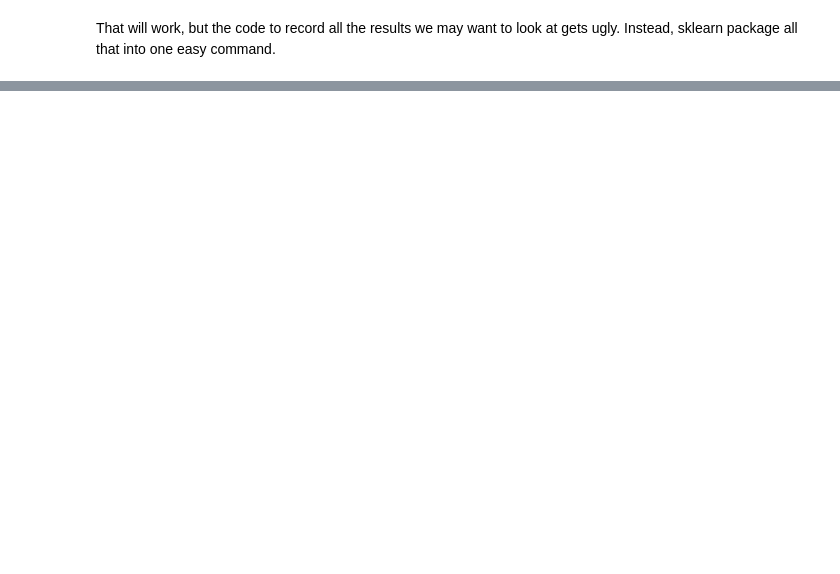
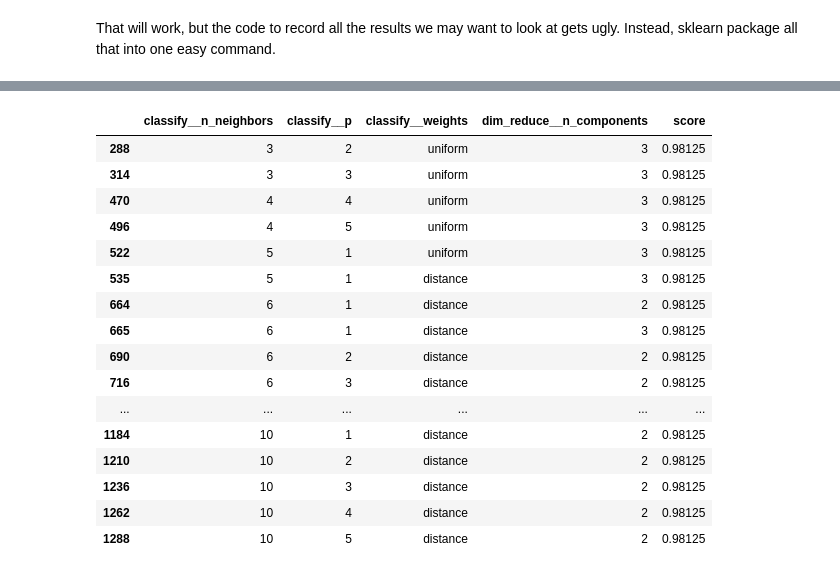
Before and after one commit to Tarleton-Math/data-science-20-21, a Jupyter notebook: data_science_20_21_notes_10_01.ipynb, the cells around one changed output, grey strips where cells are left out. Saved outputs shown, nothing was run; the diff lists cells and outputs as text; code cells hidden in the pictures; blank space fills up the shorter version.

```diff
--- a/data_science_20_21_notes_10_01.ipynb
+++ b/data_science_20_21_notes_10_01.ipynb
@@ -118,4 +117,15 @@ for opt in hyp_opts:
 That will work, but the code to record all the results we may want to look at gets ugly.  Instead, sklearn package all that into one easy command.
 # %%
 from sklearn.model_selection import GridSearchCV
+pipe = Pipeline([('scale', StandardScaler()),
+                 ('dim_reduce', PCA()),
+                 ('classify'  , KNeighborsClassifier())
+                 ])
+
+hyperparams = {
+               'dim_reduce__n_components' : np.arange(1, d+1),
+               'classify__n_neighbors' : np.arange(1, 11),
+               'classify__weights' : ['uniform', 'distance'],
+               'classify__p' : np.arange(1, 6)
+            }
 grid = GridSearchCV(pipe, hyperparams, cv=5, scoring='accuracy').fit(X_m, y_m)
@@ -121,0 +148,26 @@ grid = GridSearchCV(pipe, hyperparams, cv=5, scoring='accuracy').fit(X_m, y_m)
+# %%
+res = grid.cv_results_
+df = pd.DataFrame(res['params'])
+df['score'] = res['mean_test_score']
+df.head()
+M = df['score'].max()
+mask = df['score'] == M
+df[mask]
+# %% [output]
+|  | classify__n_neighbors | classify__p | classify__weights | dim_reduce__n_components | score |
+| 288 | 3 | 2 | uniform | 3 | 0.98125 |
+| 314 | 3 | 3 | uniform | 3 | 0.98125 |
+| 470 | 4 | 4 | uniform | 3 | 0.98125 |
+| 496 | 4 | 5 | uniform | 3 | 0.98125 |
+| 522 | 5 | 1 | uniform | 3 | 0.98125 |
+| 535 | 5 | 1 | distance | 3 | 0.98125 |
+| 664 | 6 | 1 | distance | 2 | 0.98125 |
+| 665 | 6 | 1 | distance | 3 | 0.98125 |
+| 690 | 6 | 2 | distance | 2 | 0.98125 |
+| 716 | 6 | 3 | distance | 2 | 0.98125 |
+| ... | ... | ... | ... | ... | ... |
+| 1184 | 10 | 1 | distance | 2 | 0.98125 |
+| 1210 | 10 | 2 | distance | 2 | 0.98125 |
+| 1236 | 10 | 3 | distance | 2 | 0.98125 |
+| 1262 | 10 | 4 | distance | 2 | 0.98125 |
+| 1288 | 10 | 5 | distance | 2 | 0.98125 |
```
Also changed, not shown: parts of 6 cells of this notebook.
